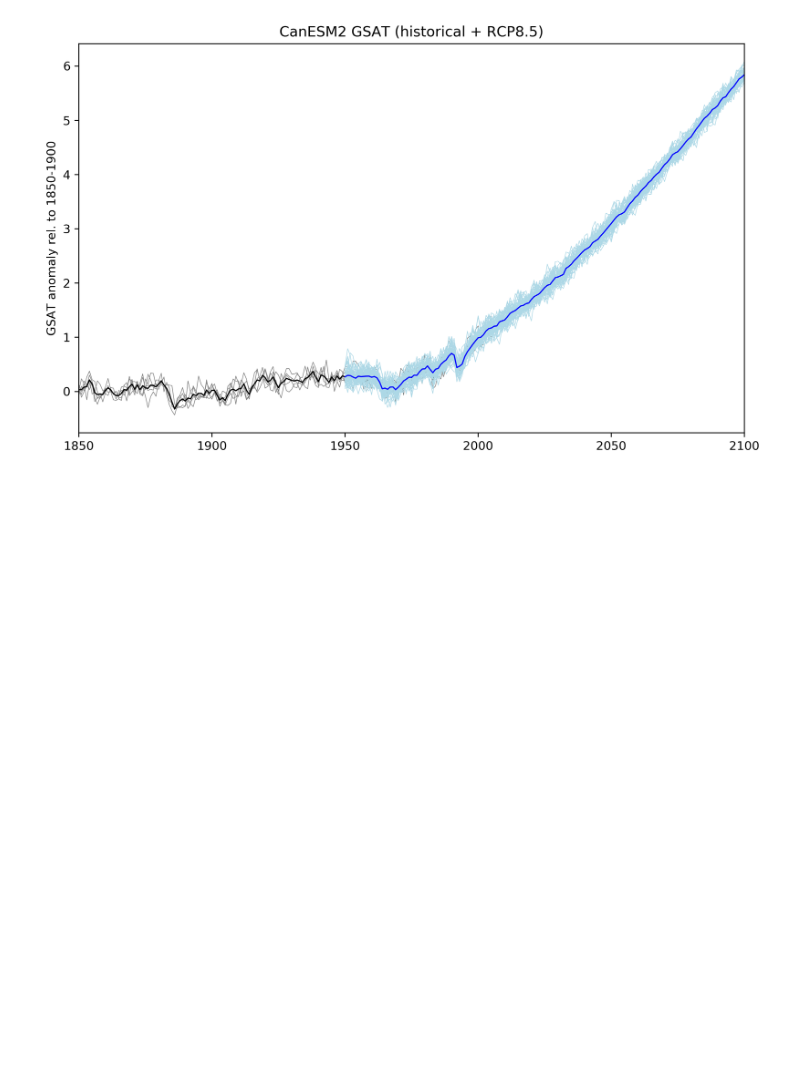
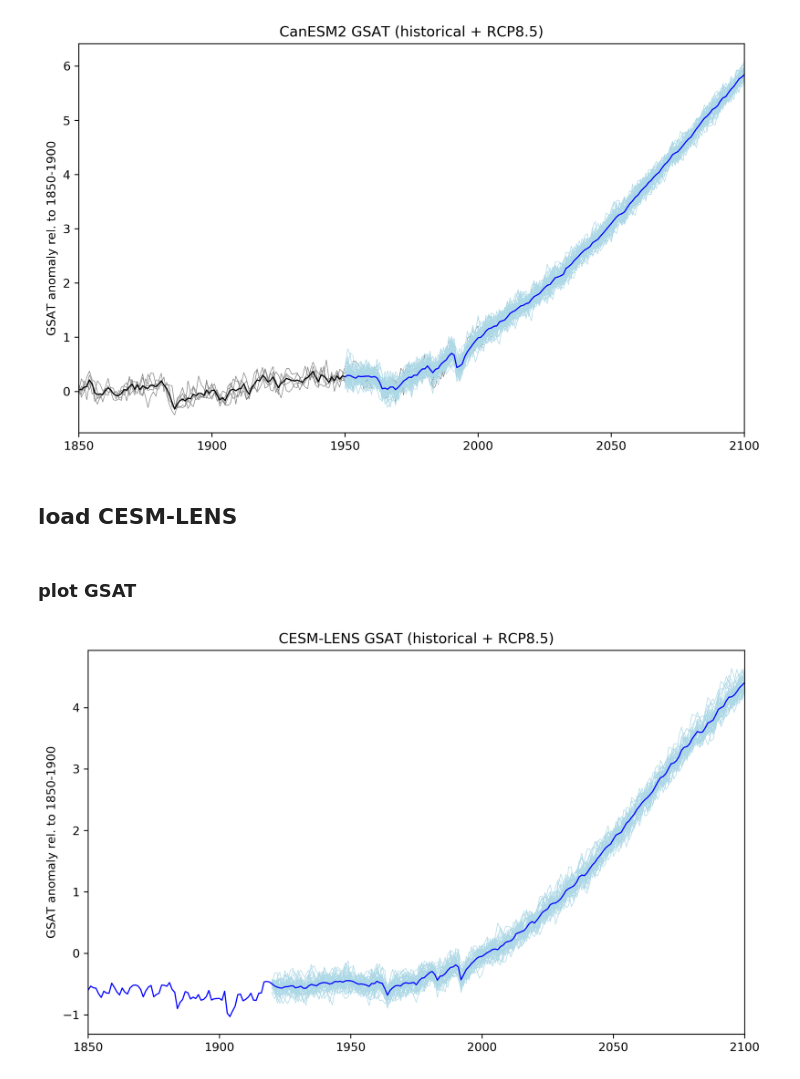
Before and after one commit to seb-1/ENSO_workshop, a Jupyter notebook: examples/example_plot_GSAT.ipynb, the cells around one changed output. Drawn from its saved outputs; the diff is of its cells as text; code cells hidden in the pictures; blank space fills up the shorter version.

Commit message:
added CESM

```diff
--- a/examples/example_plot_GSAT.ipynb
+++ b/examples/example_plot_GSAT.ipynb
@@ -257,3 +257,30 @@ plt.xlim([1850,2100])
 plt.savefig(plotdir+'GSAT_CanESM2.pdf', bbox_inches='tight', dpi=300)
 # %% [output]
 [figure]
+# %% [markdown]
+## load CESM-LENS
+# %%
+var = 'tas'
+model = 'cesm-lens'
+filepath = basedir_processed_MMLEA + 'CESM-LENS/global_mean/'
+
+file_prefix=var+'_'+model+'_'
+file_suffix='_1920-2100_globalmean.nc'
+
+# initialise array:
+ds = []
+
+for member in tqdm(range(1,41)):
+    if member==1:
+        file = 'tas_cesm-lens_historical_rcp85_r1i1p1_1850-2100_globalmean.nc'
+    else:
+        id = 'r'+str(member)+'i1p1'
+        file = file_prefix+id+file_suffix
+    member = xr.open_dataset(filepath+file).squeeze()
+    ds.append(member)
+
+
+cesm_GSAT = xr.concat(ds, dim='ensemble')
+cesm_GSAT['tas'] = cesm_GSAT['tas']-273.15 # K to °C
+# %% [markdown]
+### plot GSAT
@@ -259,0 +290,20 @@ plt.savefig(plotdir+'GSAT_CanESM2.pdf', bbox_inches='tight', dpi=300)
+# %%
+# compute annual mean
+cesm_GSAT_ym = cesm_GSAT.groupby('time.year').mean('time')
+
+# compute anomalies relative to 1850-1900
+cesm_GSAT_ym_anom = cesm_GSAT_ym - canesm2_offset
+# %%
+plt.figure(figsize=(10, 6), dpi=300)
+
+# LE members
+plt.plot(cesm_GSAT_ym_anom['year'],cesm_GSAT_ym_anom['tas'],color='lightblue',linewidth=0.5);
+plt.plot(cesm_GSAT_ym_anom['year'],cesm_GSAT_ym_anom['tas'].mean(dim='ensemble'),color='blue',linewidth=1);
+plt.title('CESM-LENS GSAT (historical + RCP8.5)')
+
+plt.ylabel('GSAT anomaly rel. to 1850-1900')
+plt.xlim([1850,2100])
+
+plt.savefig(plotdir+'GSAT_cesm.pdf', bbox_inches='tight', dpi=300)
+# %% [output]
+[figure, added]
```
Also changed, not shown: parts of 1 cell of this notebook.
